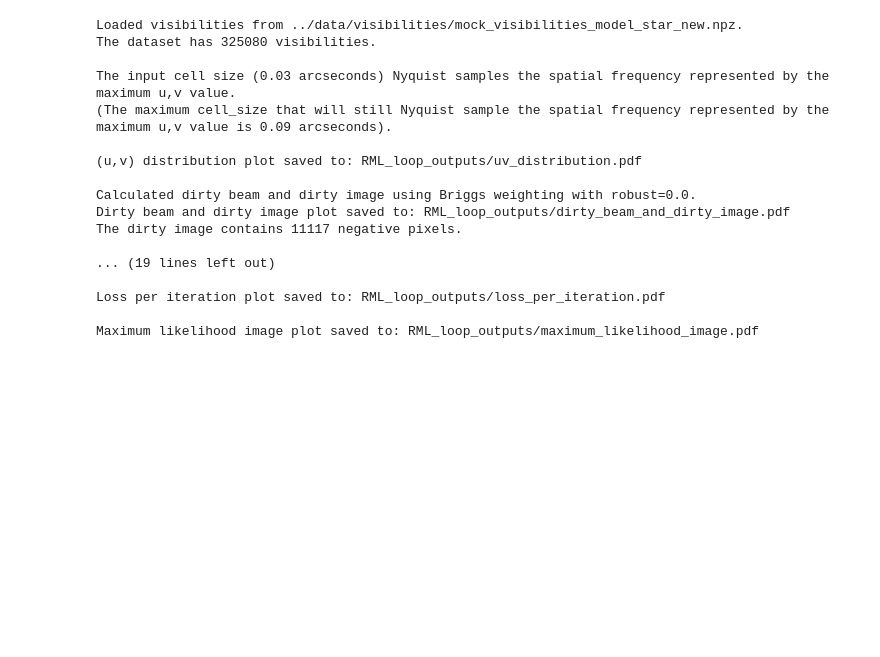
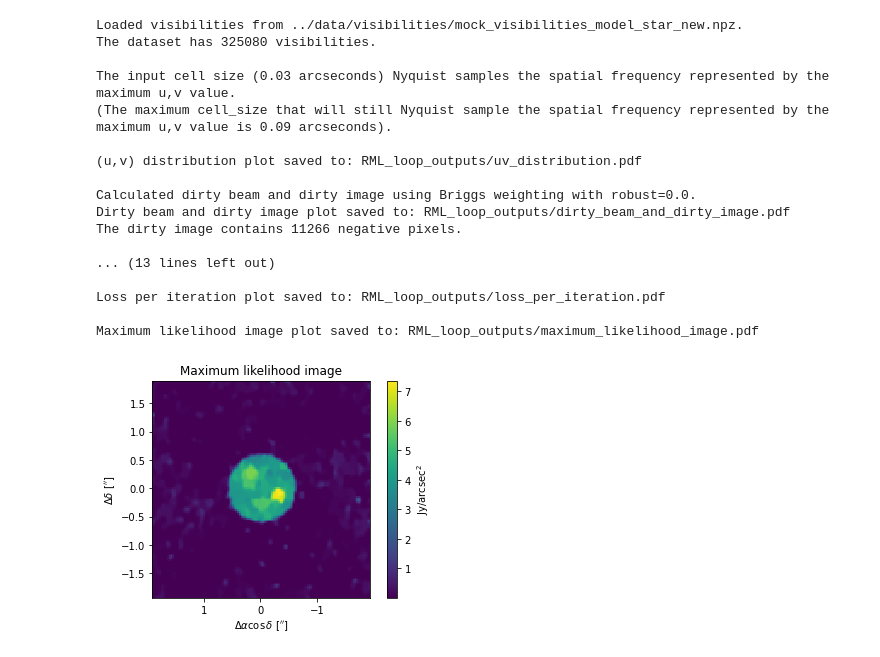
Before and after one commit to behzadarbab/Machine-Learning-Imaging, a Jupyter notebook: scripts/RML_loop.ipynb, the cells around one changed output. Cells and saved outputs as stored; diff of their text form; code cells hidden in the pictures; blank space fills up the shorter version.

```diff
--- a/scripts/RML_loop.ipynb
+++ b/scripts/RML_loop.ipynb
@@ -161,7 +158,7 @@ def RML_imager(visibility_file, cell_size, npix, learning_rate, hyperparams_conf
 visibility_file = '../data/visibilities/mock_visibilities_model_star_new.npz' # path to the .npz file containing the observed visibilities
 cell_size = 0.03 # arcseconds
 npix = 128 # number of pixels per image axis
-learning_rate = 0.3 # learning rate for the optimizer
+learning_rate = 0.5 # learning rate for the optimizer
 # n_iter = 25 # number of iterations for the optimizer
 
 # hyperparameters used in the function and the optimizer (set those not being used to 0)
@@ -173,12 +170,18 @@ hyperparams_config = (
     # "TSV": 0.00,
     # "epochs": 1000,
     # }
+    # {'lambda_sparsity': 1.e-4,
+    #     'lambda_TV': 1.e-4,
+    #     'entropy': 1.e-03,
+    #     'prior_intensity': 1.0e-07,
+    #     'TSV': 1.0e-03,
+    #     "epochs": 1000,}
     {'lambda_sparsity': 1.e-4,
         'lambda_TV': 1.e-4,
-        'entropy': 1.e-03,
-        'prior_intensity': 1.0e-07,
-        'TSV': 1.0e-03,
-        "epochs": 1000,}
+        'entropy': 0.0,
+        'prior_intensity': 1.0e-7,
+        'TSV': 0.0,
+        "epochs": 600}
 )
 
 start_from_dirty_image = False # If True, the initial BaseCube image is set to the dirty image, else to the default flat image.
@@ -186,23 +189,24 @@ start_from_dirty_image = False # If True, the initial BaseCube image is set to t
 # %%
 # function call
 ###########################################################################################################################################
-img_cube = RML_imager(visibility_file=visibility_file, cell_size=cell_size, npix=npix, learning_rate=learning_rate, hyperparams_config=hyperparams_config, start_from_dirty_image = True, learning_rate_dim=5, n_iter_dim=500)
+img_cube = RML_imager(visibility_file=visibility_file, cell_size=cell_size, npix=npix, learning_rate=learning_rate, hyperparams_config=hyperparams_config, start_from_dirty_image = start_from_dirty_image, learning_rate_dim=5, n_iter_dim=500)
 ###########################################################################################################################################
 # %% [output]
 Loaded visibilities from ../data/visibilities/mock_visibilities_model_star_new.npz.
 The dataset has 325080 visibilities.
 
 The input cell size (0.03 arcseconds) Nyquist samples the spatial frequency represented by the maximum u,v value.
 (The maximum cell_size that will still Nyquist sample the spatial frequency represented by the maximum u,v value is 0.09 arcseconds).
 
 (u,v) distribution plot saved to: RML_loop_outputs/uv_distribution.pdf
 
 Calculated dirty beam and dirty image using Briggs weighting with robust=0.0.
 Dirty beam and dirty image plot saved to: RML_loop_outputs/dirty_beam_and_dirty_image.pdf
-The dirty image contains 11117 negative pixels.
+The dirty image contains 11266 negative pixels.
 
-... (19 lines left out)
+... (13 lines left out)
 
 Loss per iteration plot saved to: RML_loop_outputs/loss_per_iteration.pdf
 
 Maximum likelihood image plot saved to: RML_loop_outputs/maximum_likelihood_image.pdf
+[figure, added]
```
Also changed, not shown: parts of 2 cells of this notebook.
